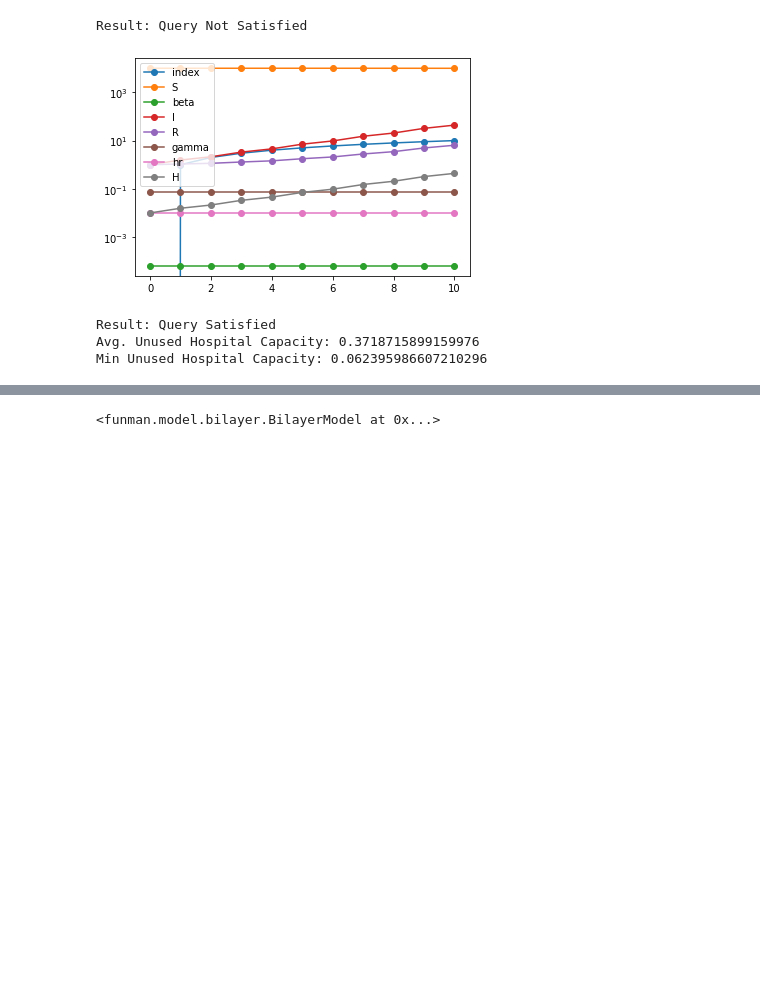
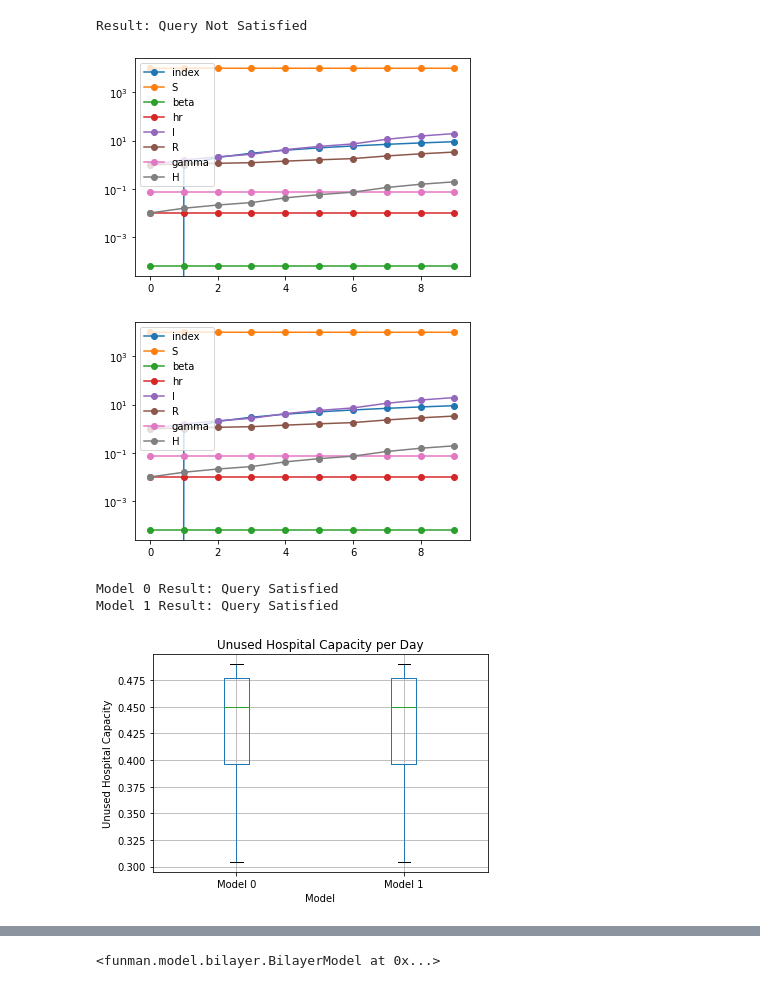
Before and after one commit to ml4ai/funman, a Jupyter notebook: notebooks/dec_8_2022_demo_funman.ipynb, the cells around one changed output, grey strips where cells are left out. Cells and saved outputs as stored; diff of their text form; code cells hidden in the pictures; blank space fills up the shorter version.

```diff
--- a/notebooks/dec_8_2022_demo_funman.ipynb
+++ b/notebooks/dec_8_2022_demo_funman.ipynb
@@ -70,18 +72,16 @@ print(f"Result: {result_msg1}")
 # %% [output]
 Result: Query Not Satisfied
-# %%
-# Analyze Intervention 1 to check it will achieve goals of query
-scenario1 = Scenario1()
-result_msg1, plot1, df1 = scenario1.analyze_intervention_1(0.05)
-print(f"Result: {result_msg1}")
-unused = df1["H"].apply(lambda x: scenario1.config["query_threshold"] - x).mean()
-print(f"Avg. Unused Hospital Capacity: {unused}")
-unused = df1["H"].apply(lambda x: scenario1.config["query_threshold"] - x).min()
-print(f"Min Unused Hospital Capacity: {unused}")
-
-plot1
-# %% [output]
-[figure, removed]
-Result: Query Satisfied
-Avg. Unused Hospital Capacity: 0.3718715899159976
-Min Unused Hospital Capacity: 0.062395986607210296
+# %%
+# Analyze Intervention 1 to check it will achieve goals of query
+scenario1 = Scenario1()
+results = scenario1.analyze_intervention_1(0.05)
+for i, result in enumerate(results):
+    msg = result["message"]
+    print(f"Model {i} Result: {msg}")
+scenario1.compare_model_results(results)
+# %% [output]
+[figure, added]
+[figure, added]
+Model 0 Result: Query Satisfied
+Model 1 Result: Query Satisfied
+[figure, added]
```
Also changed, not shown: parts of 3 cells of this notebook, 3 other files.
